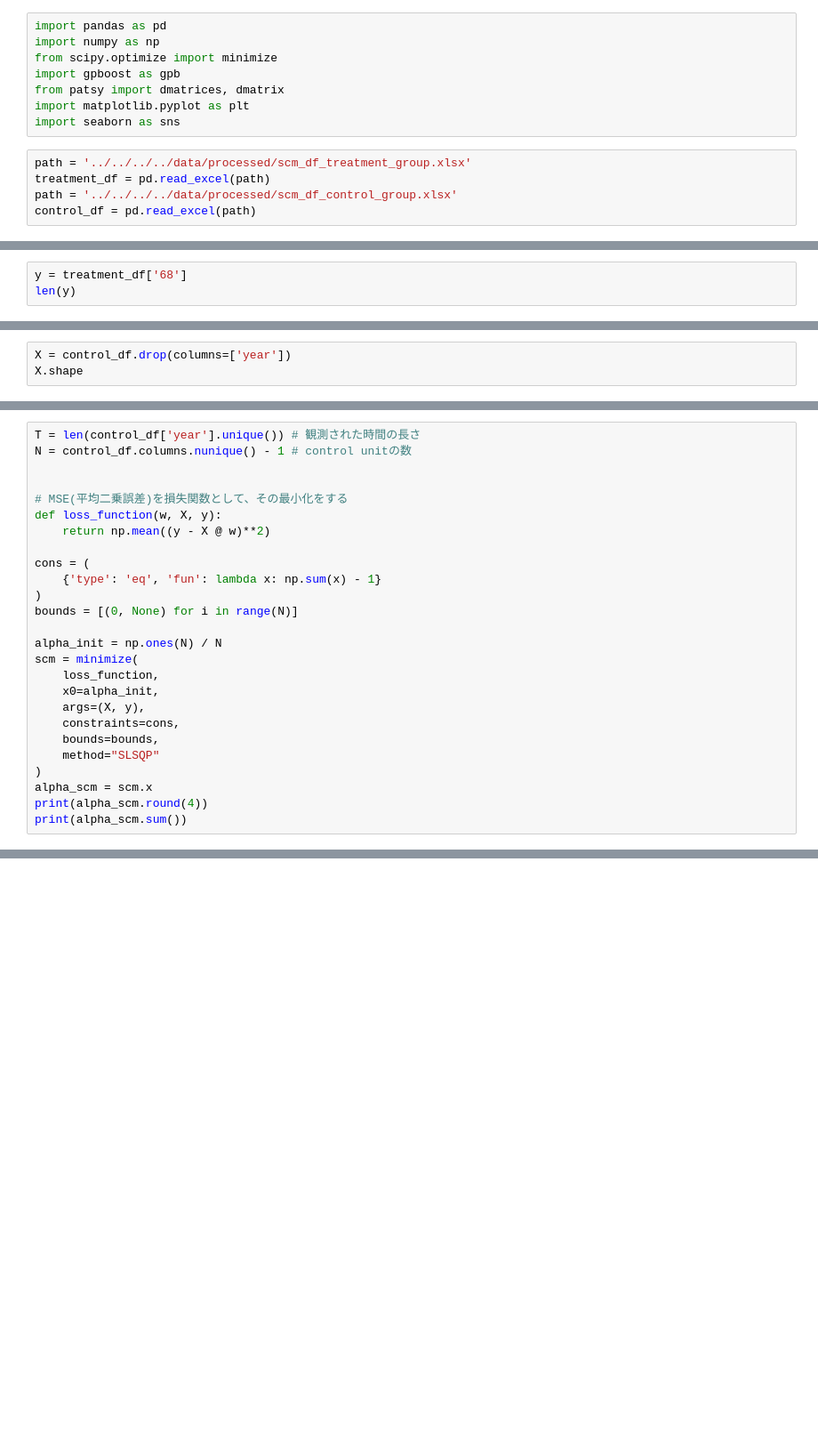
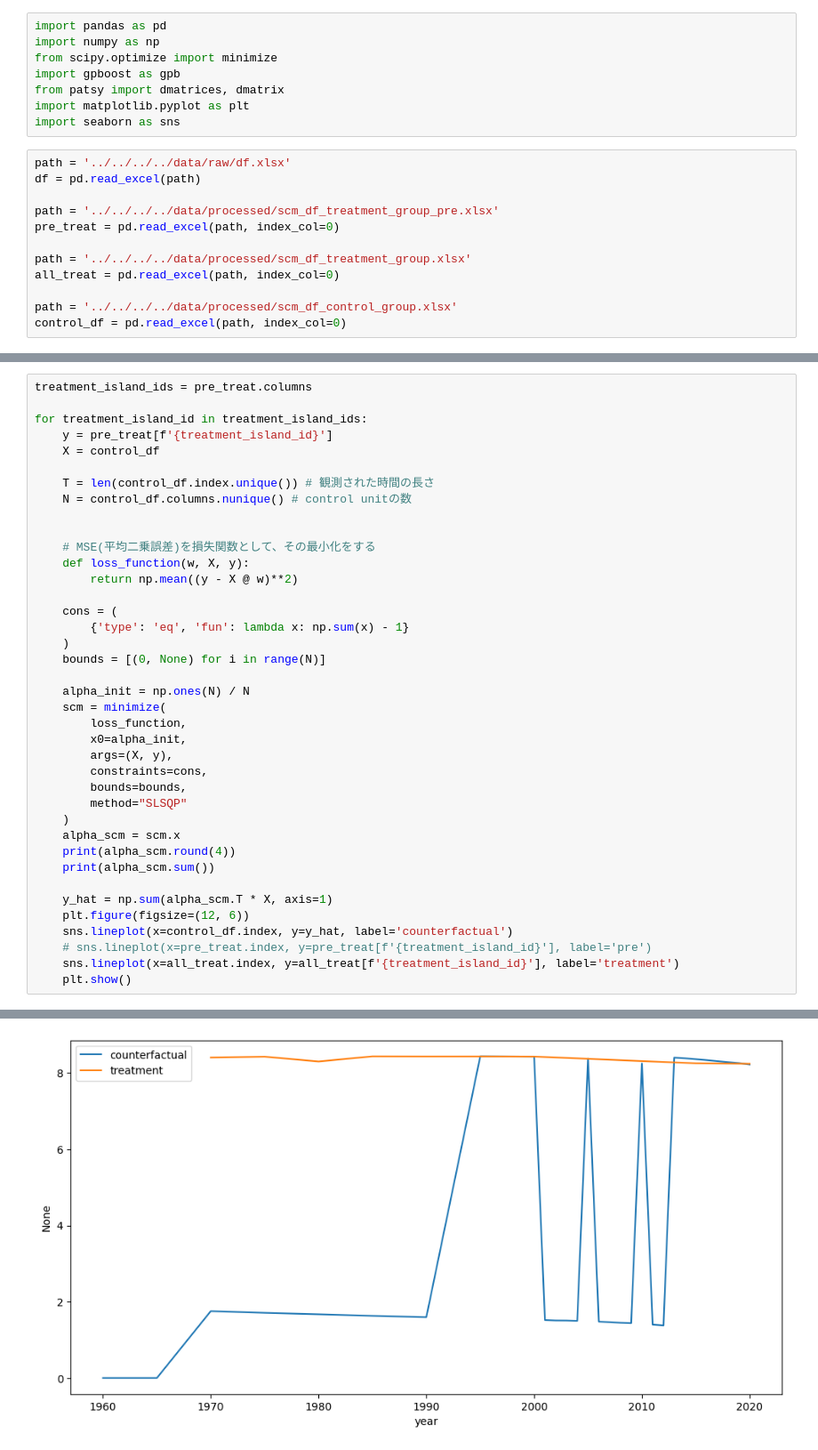
Before and after one commit to Keisei-Akiya/bridge-straw-effects, a Jupyter notebook: src/analysis/frequency/scm/scm.ipynb, the cells around one changed output, grey strips where cells are left out. Shown at 89% size. Drawn from its saved outputs; the diff is of its cells as text; blank space fills up the shorter version.

```diff
--- a/src/analysis/frequency/scm/scm.ipynb
+++ b/src/analysis/frequency/scm/scm.ipynb
@@ -9,7 +9,14 @@ from patsy import dmatrices, dmatrix
 import matplotlib.pyplot as plt
 import seaborn as sns
 # %%
+path = '../../../../data/raw/df.xlsx'
+df = pd.read_excel(path)
+
+path = '../../../../data/processed/scm_df_treatment_group_pre.xlsx'
+pre_treat = pd.read_excel(path, index_col=0)
+
 path = '../../../../data/processed/scm_df_treatment_group.xlsx'
-treatment_df = pd.read_excel(path)
+all_treat = pd.read_excel(path, index_col=0)
+
 path = '../../../../data/processed/scm_df_control_group.xlsx'
-control_df = pd.read_excel(path)
+control_df = pd.read_excel(path, index_col=0)
@@ -37,3 +22,0 @@ treatment_df
-# %%
-y = treatment_df['68']
-len(y)
@@ -42,3 +22,0 @@ len(y)
-# %%
-X = control_df.drop(columns=['year'])
-X.shape
@@ -73,27 +57,40 @@ sns.lineplot(x=treatment_df['year'], y=y, label='treatment')
 # %%
-T = len(control_df['year'].unique()) # 観測された時間の長さ
-N = control_df.columns.nunique() - 1 # control unitの数
+treatment_island_ids = pre_treat.columns
+
+for treatment_island_id in treatment_island_ids:
+    y = pre_treat[f'{treatment_island_id}']
+    X = control_df
+
+    T = len(control_df.index.unique()) # 観測された時間の長さ
+    N = control_df.columns.nunique() # control unitの数
 
 
-# MSE(平均二乗誤差)を損失関数として、その最小化をする
-def loss_function(w, X, y):
-    return np.mean((y - X @ w)**2)
+    # MSE(平均二乗誤差)を損失関数として、その最小化をする
+    def loss_function(w, X, y):
+        return np.mean((y - X @ w)**2)
 
-cons = (
-    {'type': 'eq', 'fun': lambda x: np.sum(x) - 1}
-)
-bounds = [(0, None) for i in range(N)]
+    cons = (
+        {'type': 'eq', 'fun': lambda x: np.sum(x) - 1}
+    )
+    bounds = [(0, None) for i in range(N)]
 
-alpha_init = np.ones(N) / N
-scm = minimize(
-    loss_function,
-    x0=alpha_init,
-    args=(X, y),
-    constraints=cons,
-    bounds=bounds,
-    method="SLSQP"
-)
-alpha_scm = scm.x
-print(alpha_scm.round(4))
-print(alpha_scm.sum())
+    alpha_init = np.ones(N) / N
+    scm = minimize(
+        loss_function,
+        x0=alpha_init,
+        args=(X, y),
+        constraints=cons,
+        bounds=bounds,
+        method="SLSQP"
+    )
+    alpha_scm = scm.x
+    print(alpha_scm.round(4))
+    print(alpha_scm.sum())
+
+    y_hat = np.sum(alpha_scm.T * X, axis=1)
+    plt.figure(figsize=(12, 6))
+    sns.lineplot(x=control_df.index, y=y_hat, label='counterfactual')
+    # sns.lineplot(x=pre_treat.index, y=pre_treat[f'{treatment_island_id}'], label='pre')
+    sns.lineplot(x=all_treat.index, y=all_treat[f'{treatment_island_id}'], label='treatment')
+    plt.show()
 # %% [output]
@@ -111,0 +113 @@ print(alpha_scm.sum())
+[figure, added]
```
Also changed, not shown: parts of 14 cells of this notebook, 1 other file.
